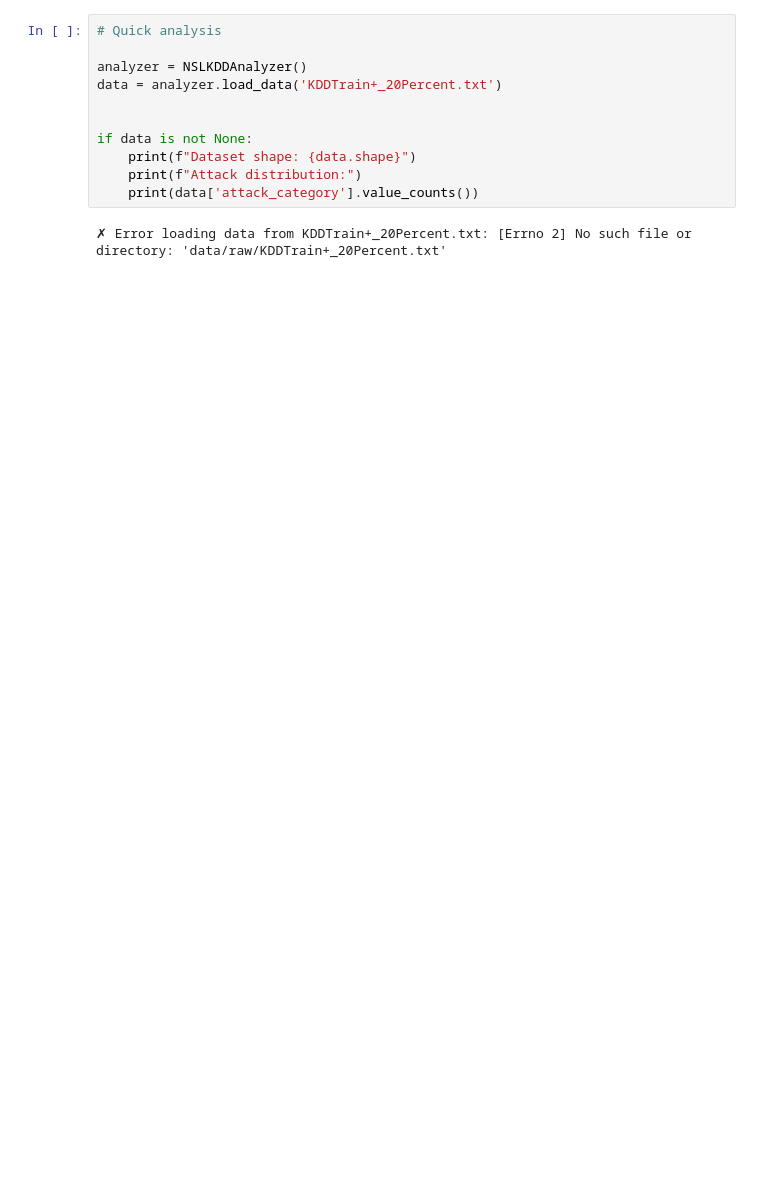
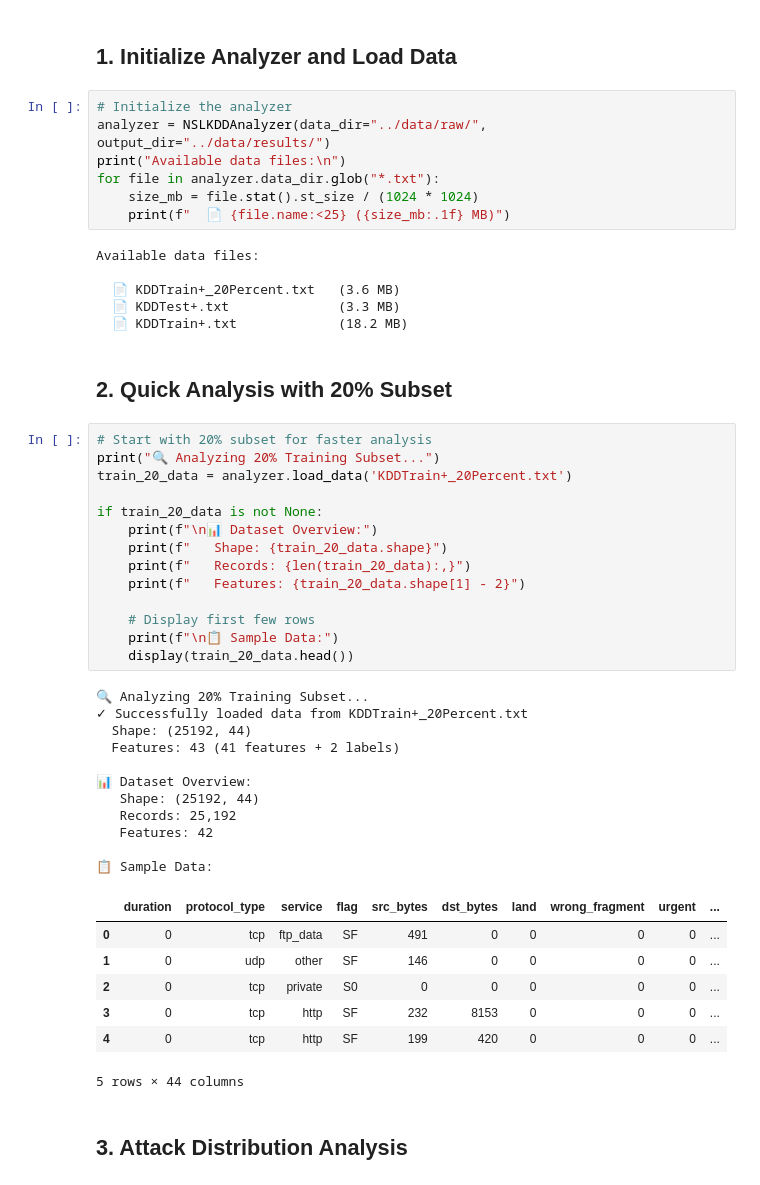
Before and after one commit to jonasyr/network-intrusion-ml-transferability, a Jupyter notebook: notebooks/01_data_exploration.ipynb, the cells around one changed output. Saved outputs shown, nothing was run; the diff lists cells and outputs as text; blank space fills up the shorter version.

```diff
--- a/notebooks/01_data_exploration.ipynb
+++ b/notebooks/01_data_exploration.ipynb
@@ -26,13 +36,52 @@ print("📊 Environment Ready!")
-# %%
-# Quick analysis
-
-analyzer = NSLKDDAnalyzer()
-data = analyzer.load_data('KDDTrain+_20Percent.txt')
-
-
-if data is not None:
-    print(f"Dataset shape: {data.shape}")
-    print(f"Attack distribution:")
-    print(data['attack_category'].value_counts())
-# %% [output]
-✗ Error loading data from KDDTrain+_20Percent.txt: [Errno 2] No such file or directory: 'data/raw/KDDTrain+_20Percent.txt'
+# %% [markdown]
+## 1. Initialize Analyzer and Load Data
+# %%
+# Initialize the analyzer
+analyzer = NSLKDDAnalyzer(data_dir="../data/raw/", output_dir="../data/results/")
+print("Available data files:\n")
+for file in analyzer.data_dir.glob("*.txt"):
+    size_mb = file.stat().st_size / (1024 * 1024)
+    print(f"  📄 {file.name:<25} ({size_mb:.1f} MB)")
+# %% [output]
+Available data files:
+
+  📄 KDDTrain+_20Percent.txt   (3.6 MB)
+  📄 KDDTest+.txt              (3.3 MB)
+  📄 KDDTrain+.txt             (18.2 MB)
+# %% [markdown]
+## 2. Quick Analysis with 20% Subset
+# %%
+# Start with 20% subset for faster analysis
+print("🔍 Analyzing 20% Training Subset...")
+train_20_data = analyzer.load_data('KDDTrain+_20Percent.txt')
+
+if train_20_data is not None:
+    print(f"\n📊 Dataset Overview:")
+    print(f"   Shape: {train_20_data.shape}")
+    print(f"   Records: {len(train_20_data):,}")
+    print(f"   Features: {train_20_data.shape[1] - 2}")
+
+    # Display first few rows
+    print(f"\n📋 Sample Data:")
+    display(train_20_data.head())
+# %% [output]
+🔍 Analyzing 20% Training Subset...
+✓ Successfully loaded data from KDDTrain+_20Percent.txt
+  Shape: (25192, 44)
+  Features: 43 (41 features + 2 labels)
+
+📊 Dataset Overview:
+   Shape: (25192, 44)
+   Records: 25,192
+   Features: 42
+
+📋 Sample Data:
+|  | duration | protocol_type | service | flag | src_bytes | dst_bytes | land | wrong_fragment | urgent | ... |
+| 0 | 0 | tcp | ftp_data | SF | 491 | 0 | 0 | 0 | 0 | ... |
+| 1 | 0 | udp | other | SF | 146 | 0 | 0 | 0 | 0 | ... |
+| 2 | 0 | tcp | private | S0 | 0 | 0 | 0 | 0 | 0 | ... |
+| 3 | 0 | tcp | http | SF | 232 | 8153 | 0 | 0 | 0 | ... |
+| 4 | 0 | tcp | http | SF | 199 | 420 | 0 | 0 | 0 | ... |
+5 rows × 44 columns
+# %% [markdown]
+## 3. Attack Distribution Analysis
```
Also changed, not shown: parts of 10 cells of this notebook.
